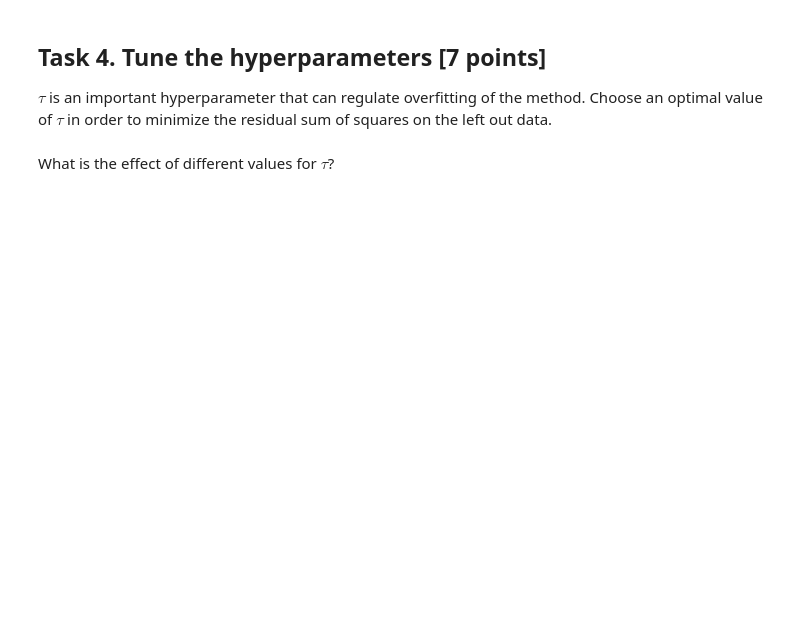
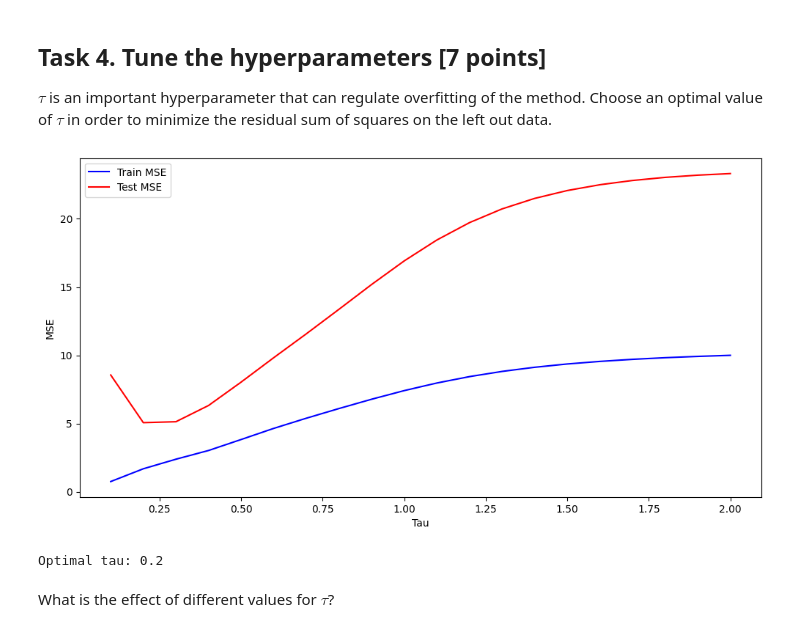
Before and after one commit to rfahrn/ML, a Jupyter notebook: ML_2023_HW01/ML_2023_HW01_practice.ipynb, the cells around one changed output. Saved outputs shown, nothing was run; the diff lists cells and outputs as text; code cells hidden in the pictures; blank space fills up the shorter version.

```diff
--- a/ML_2023_HW01/ML_2023_HW01_practice.ipynb
+++ b/ML_2023_HW01/ML_2023_HW01_practice.ipynb
@@ -255,7 +365,31 @@ Visualize the resulting regression line along with the data points and train/tes
 $\tau$ is an important hyperparameter that can regulate overfitting of the method. Choose an optimal value of $\tau$ in order to minimize the residual sum of squares on the left out data.
 # %%
 ### BEGIN Solution
+tau_values = np.linspace(0.1, 2.0, 20) # tau values to try
+train_errors = []
+test_errors = []
+
+for tau in tau_values:
+    model = LocalLeastSquares(tau)
+    model.fit(X_train.reshape(-1, 1), y_train)
+    mse_train = model.score(X_train.reshape(-1, 1), y_train)
+    mse_test = model.score(X_test.reshape(-1, 1), y_test)
+    train_errors.append(mse_train)
+    test_errors.append(mse_test)
+
+
+plt.plot(tau_values, train_errors, label="Train MSE", color="blue")
+plt.plot(tau_values, test_errors, label="Test MSE", color="red")
+plt.xlabel("Tau")
+plt.ylabel("MSE")
+plt.legend()
+plt.show()
+optimal_tau = tau_values[np.argmin(test_errors)]
+print(f"Optimal tau: {optimal_tau}")
 
 ### END Solution
+# %% [output]
+[figure, added]
+Optimal tau: 0.2
 # %% [markdown]
 What is the effect of different values for $\tau$?
```
Also changed, not shown: parts of 31 cells of this notebook.
